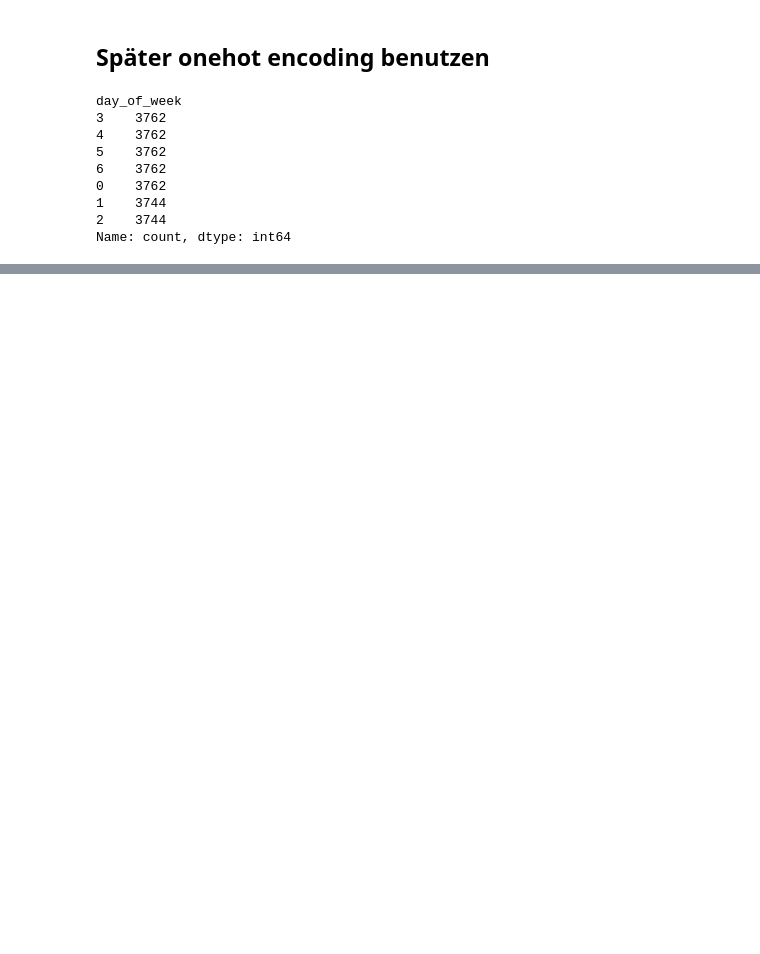
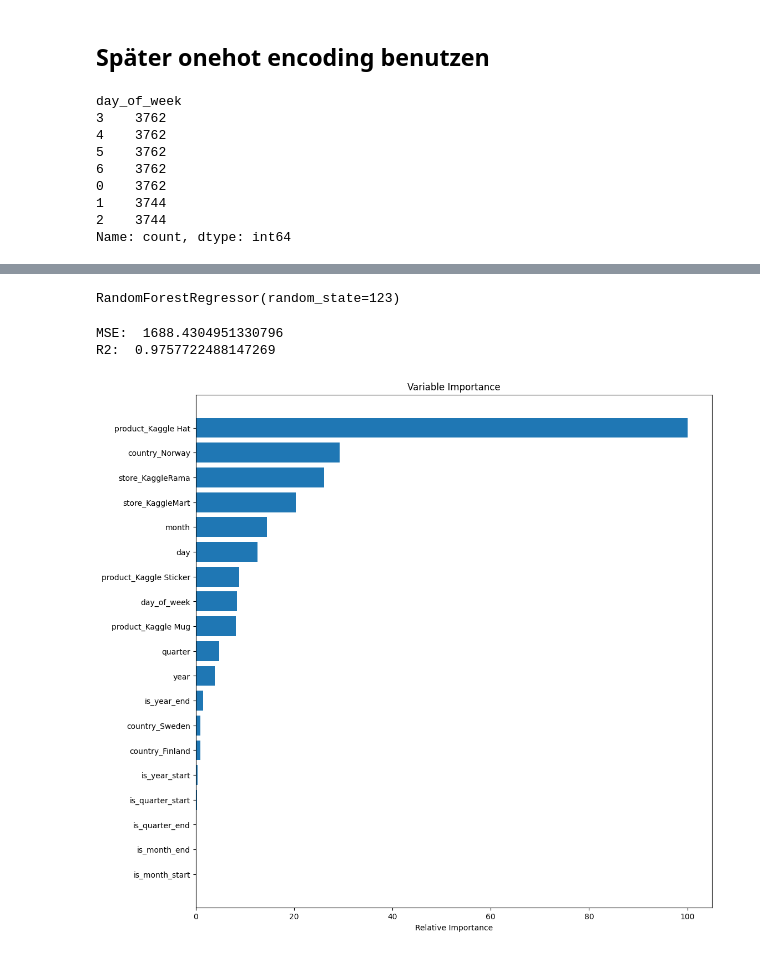
Before and after one commit to ronste1999/LJ3, a Jupyter notebook: model_generation.ipynb, the cells around one changed output, grey strips where cells are left out. Drawn from its saved outputs; the diff is of its cells as text; code cells hidden in the pictures; blank space fills up the shorter version.

```diff
--- a/model_generation.ipynb
+++ b/model_generation.ipynb
@@ -107,0 +120,25 @@ Name: count, dtype: int64
+# %%
+#enconde the categorical columns using onehot encoding
+X = pd.get_dummies(X, columns=['country', 'store', 'product'], drop_first=False)
+ #save the encoder
+pickle.dump(X, open('encoder.pkl', 'wb'))
+# %%
+#change the boolean columns to 0 and 1 type int
+X['is_month_start'] = X['is_month_start'].astype(int)
+X['is_month_end'] = X['is_month_end'].astype(int)
+X['is_quarter_start'] = X['is_quarter_start'].astype(int)
+X['is_quarter_end'] = X['is_quarter_end'].astype(int)
+X['is_year_start'] = X['is_year_start'].astype(int)
+X['is_year_end'] = X['is_year_end'].astype(int)
+X['country_Finland'] = X['country_Finland'].astype(int)
+X['country_Norway'] = X['country_Norway'].astype(int)
+X['country_Sweden'] = X['country_Sweden'].astype(int)
+X['store_KaggleMart'] = X['store_KaggleMart'].astype(int)
+X['store_KaggleRama'] = X['store_KaggleRama'].astype(int)
+X['product_Kaggle Hat'] = X['product_Kaggle Hat'].astype(int)
+X['product_Kaggle Mug'] = X['product_Kaggle Mug'].astype(int)
+X['product_Kaggle Sticker'] = X['product_Kaggle Sticker'].astype(int)
+
+
+
+X.head()
@@ -107,0 +172,34 @@ Name: count, dtype: int64
+# %%
+x_train, x_test, y_train, y_test = train_test_split(X, y, test_size=0.2, random_state=123)
+# %%
+# build the model
+rf = RandomForestRegressor(n_estimators=100, random_state=123)
+rf.fit(x_train, y_train)
+# %% [output]
+RandomForestRegressor(random_state=123)
+# %%
+# calculate the mean squared error
+y_pred = rf.predict(x_test)
+mse = mean_squared_error(y_test, y_pred)
+print('MSE: ', mse)
+
+# print the r2 score
+r2 = rf.score(x_test, y_test)
+print('R2: ', r2)
+# %% [output]
+MSE:  1688.4304951330796
+R2:  0.9757722488147269
+# %%
+# calculate the feature importance and plot it as a bar chart
+feature_importance = rf.feature_importances_
+feature_importance = 100.0 * (feature_importance / feature_importance.max())
+sorted_idx = np.argsort(feature_importance)
+pos = np.arange(sorted_idx.shape[0]) + .5
+plt.figure(figsize=(12, 12))
+plt.barh(pos, feature_importance[sorted_idx], align='center')
+plt.yticks(pos, x_train.columns[sorted_idx])
+plt.xlabel('Relative Importance')
+plt.title('Variable Importance')
+plt.show()
+# %% [output]
+[figure, added]
```
Also changed, not shown: parts of 7 cells of this notebook, 1 other file.
